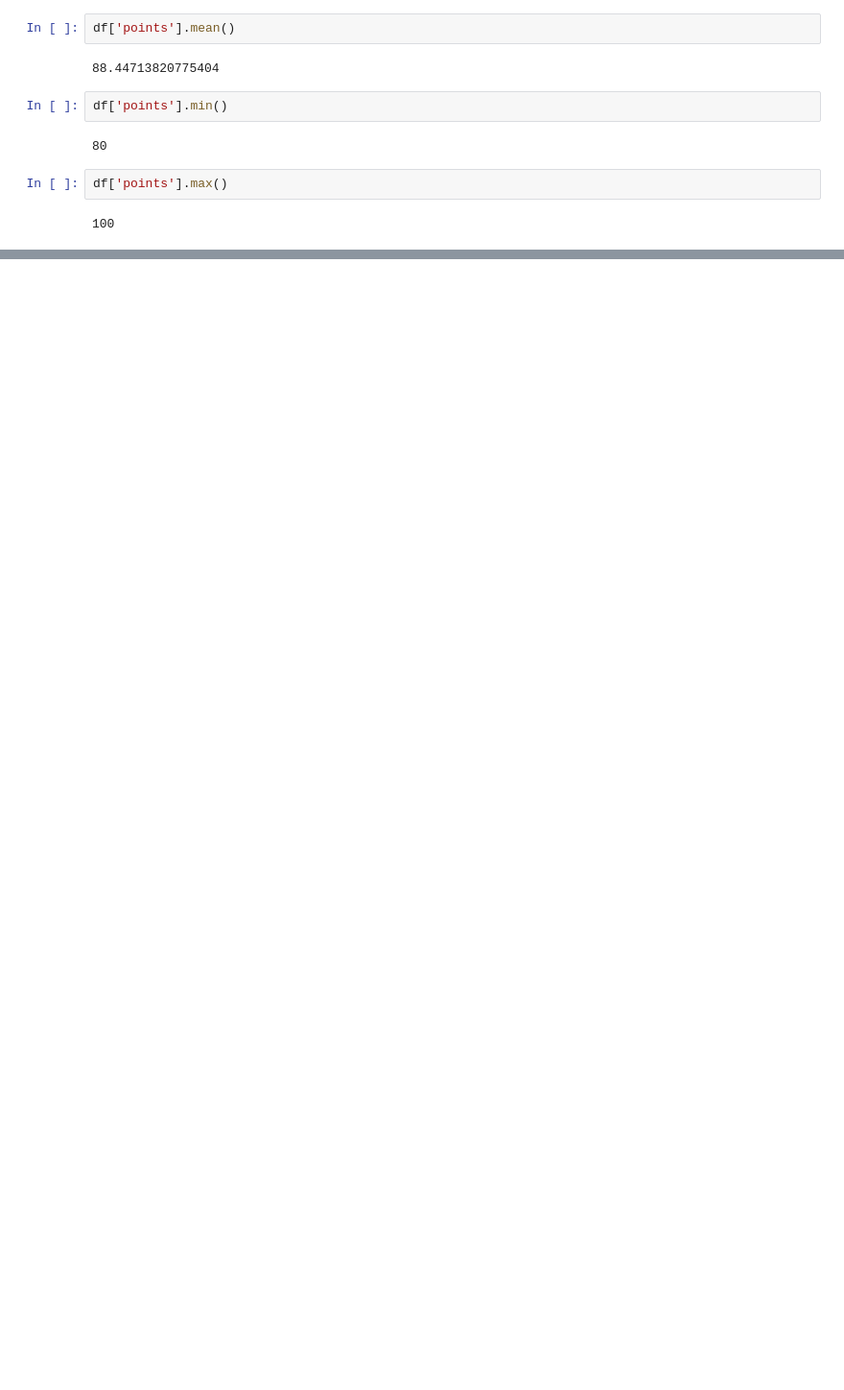
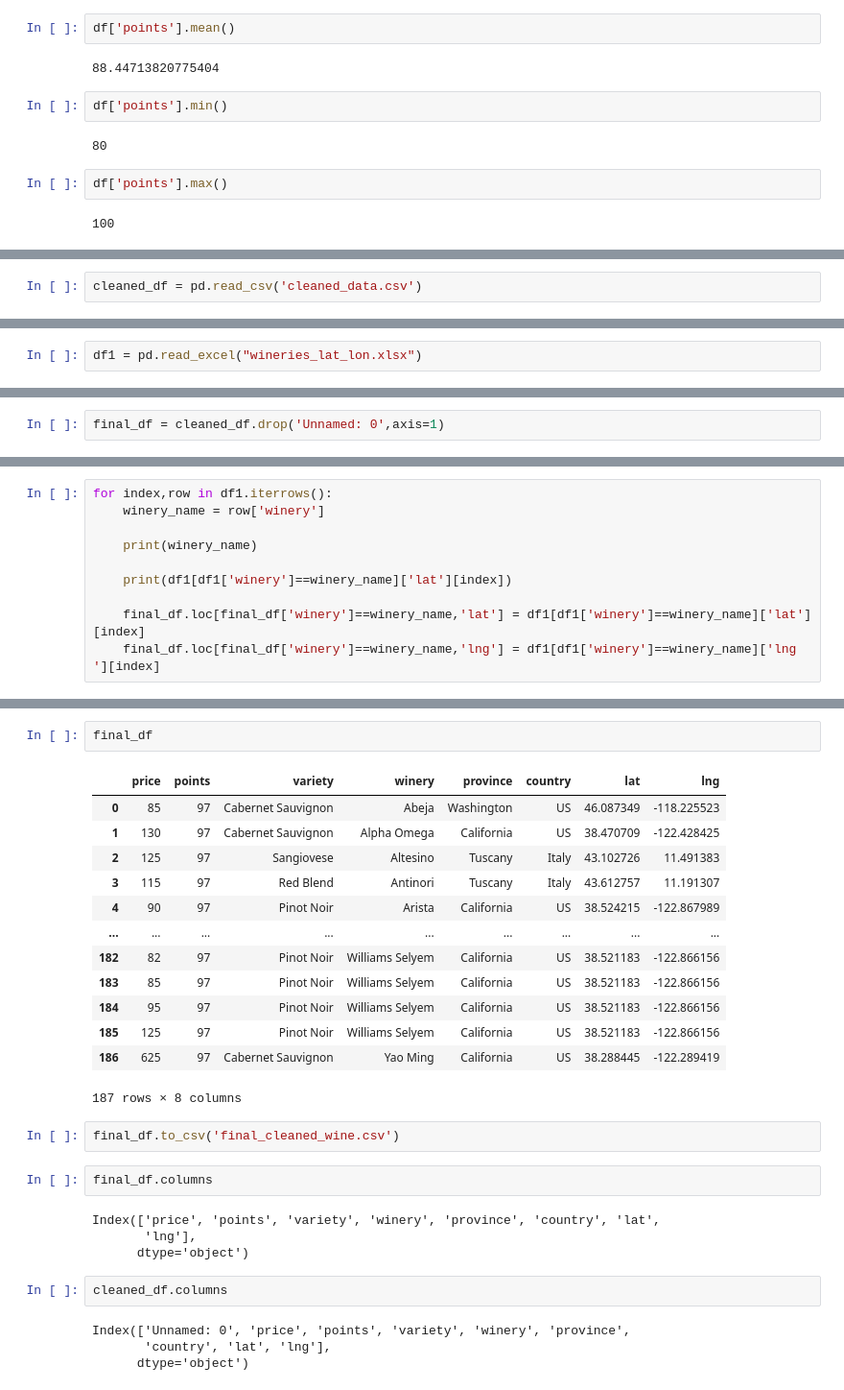
Before and after one commit to ladyj-dev/D3_Team_Project2, a Jupyter notebook: Resources/Wine Data Beginning Analysis.ipynb, the cells around one changed output, grey strips where cells are left out. Shown at 96% size. Drawn from its saved outputs; the diff is of its cells as text; blank space fills up the shorter version.

```diff
--- a/Resources/Wine Data Beginning Analysis.ipynb
+++ b/Resources/Wine Data Beginning Analysis.ipynb
@@ -177,0 +383,2 @@ df['points'].max()
+# %%
+cleaned_df = pd.read_csv('cleaned_data.csv')
@@ -177,0 +428,2 @@ df['points'].max()
+# %%
+df1 = pd.read_excel("wineries_lat_lon.xlsx")
@@ -177,0 +448,2 @@ df['points'].max()
+# %%
+final_df = cleaned_df.drop('Unnamed: 0',axis=1)
@@ -177,0 +459,10 @@ df['points'].max()
+# %%
+for index,row in df1.iterrows():
+    winery_name = row['winery']
+
+    print(winery_name)
+
+    print(df1[df1['winery']==winery_name]['lat'][index])
+
+    final_df.loc[final_df['winery']==winery_name,'lat'] = df1[df1['winery']==winery_name]['lat'][index]
+    final_df.loc[final_df['winery']==winery_name,'lng'] = df1[df1['winery']==winery_name]['lng '][index]
@@ -177,0 +487,30 @@ df['points'].max()
+# %%
+final_df
+# %% [output]
+|  | price | points | variety | winery | province | country | lat | lng |
+| 0 | 85 | 97 | Cabernet Sauvignon | Abeja | Washington | US | 46.087349 | -118.225523 |
+| 1 | 130 | 97 | Cabernet Sauvignon | Alpha Omega | California | US | 38.470709 | -122.428425 |
+| 2 | 125 | 97 | Sangiovese | Altesino | Tuscany | Italy | 43.102726 | 11.491383 |
+| 3 | 115 | 97 | Red Blend | Antinori | Tuscany | Italy | 43.612757 | 11.191307 |
+| 4 | 90 | 97 | Pinot Noir | Arista | California | US | 38.524215 | -122.867989 |
+| ... | ... | ... | ... | ... | ... | ... | ... | ... |
+| 182 | 82 | 97 | Pinot Noir | Williams Selyem | California | US | 38.521183 | -122.866156 |
+| 183 | 85 | 97 | Pinot Noir | Williams Selyem | California | US | 38.521183 | -122.866156 |
+| 184 | 95 | 97 | Pinot Noir | Williams Selyem | California | US | 38.521183 | -122.866156 |
+| 185 | 125 | 97 | Pinot Noir | Williams Selyem | California | US | 38.521183 | -122.866156 |
+| 186 | 625 | 97 | Cabernet Sauvignon | Yao Ming | California | US | 38.288445 | -122.289419 |
+187 rows × 8 columns
+# %%
+final_df.to_csv('final_cleaned_wine.csv')
+# %%
+final_df.columns
+# %% [output]
+Index(['price', 'points', 'variety', 'winery', 'province', 'country', 'lat',
+       'lng'],
+      dtype='object')
+# %%
+cleaned_df.columns
+# %% [output]
+Index(['Unnamed: 0', 'price', 'points', 'variety', 'winery', 'province',
+       'country', 'lat', 'lng'],
+      dtype='object')
```
Also changed, not shown: parts of 44 cells of this notebook, 28 other files.
